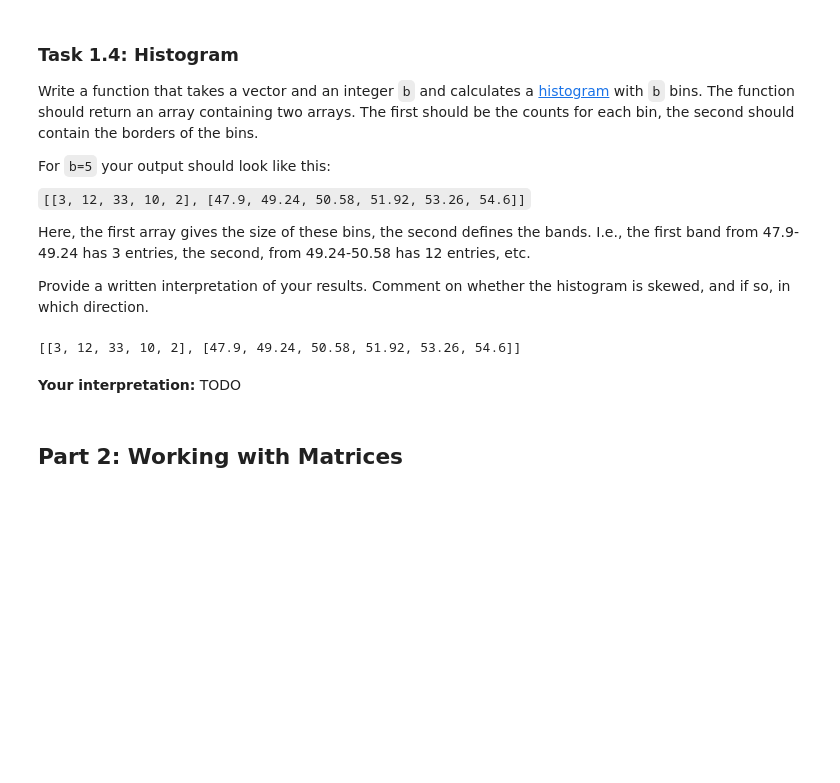
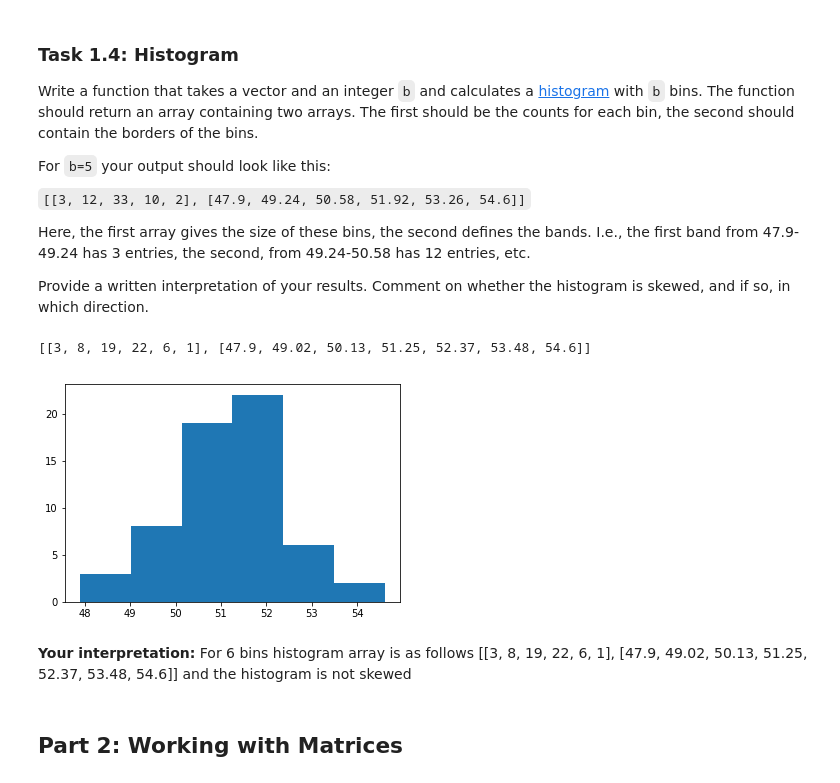
Before and after one commit to AniPatil/Datascience-HW, a Jupyter notebook: 2018-HW2.ipynb, the cells around one changed output. Cells and saved outputs as stored; diff of their text form; code cells hidden in the pictures; blank space fills up the shorter version.

```diff
--- a/2018-HW2.ipynb
+++ b/2018-HW2.ipynb
@@ -144,7 +147,7 @@ Here, the first array gives the size of these bins, the second defines the bands
 Provide a written interpretation of your results. Comment on whether the histogram is skewed, and if so, in which direction.
 # %%
 ## your code goes here
-def hist(temperature_vector,b):
+def histo(temperature_vector,b):
     max_list=max(temperature_vector)
     min_list=min(temperature_vector)
     interval=(float(max_list-min_list))/b
@@ -157,12 +160,15 @@ def hist(temperature_vector,b):
         band_list.append(round(list_no,2))
         list_no+=interval
     for y in range(len(band_list)-1):
-        a=sum((j>=band_list[y] and j<=band_list[y+1]) for j in temperature_vector)
+        if y== (len(band_list)-1):
+            sum((j>=band_list[y] and j<=band_list[y+1]) for j in temperature_vector)
+        else:
+            a=sum((j>=band_list[y] and j<band_list[y+1]) for j in temperature_vector)
         band.append(a)
     hist_list.append(band)
     hist_list.append(band_list)
 
     return hist_list
-hist(temperature_vector,5)
+histo(temperature_vector,6)
 # %% [output]
-[[3, 12, 33, 10, 2], [47.9, 49.24, 50.58, 51.92, 53.26, 54.6]]
+[[3, 8, 19, 22, 6, 1], [47.9, 49.02, 50.13, 51.25, 52.37, 53.48, 54.6]]
@@ -171,5 +175,13 @@ hist(temperature_vector,5)
-# %% [markdown]
-**Your interpretation:** TODO
+# %%
+# Check with numpy here
+import matplotlib.pyplot as plt
+np.histogram(temperature_vector,6)
+plt.hist(temperature_vector,bins=6)
+plt.show()
+# %% [output]
+[figure, added]
+# %% [markdown]
+**Your interpretation:** For 6 bins  histogram array is as follows [[3, 8, 19, 22, 6, 1], [47.9, 49.02, 50.13, 51.25, 52.37, 53.48, 54.6]] and the histogram is not skewed
 # %% [markdown]
 ## Part 2: Working with Matrices
 # %% [markdown]
```
Also changed, not shown: parts of 44 cells of this notebook.
